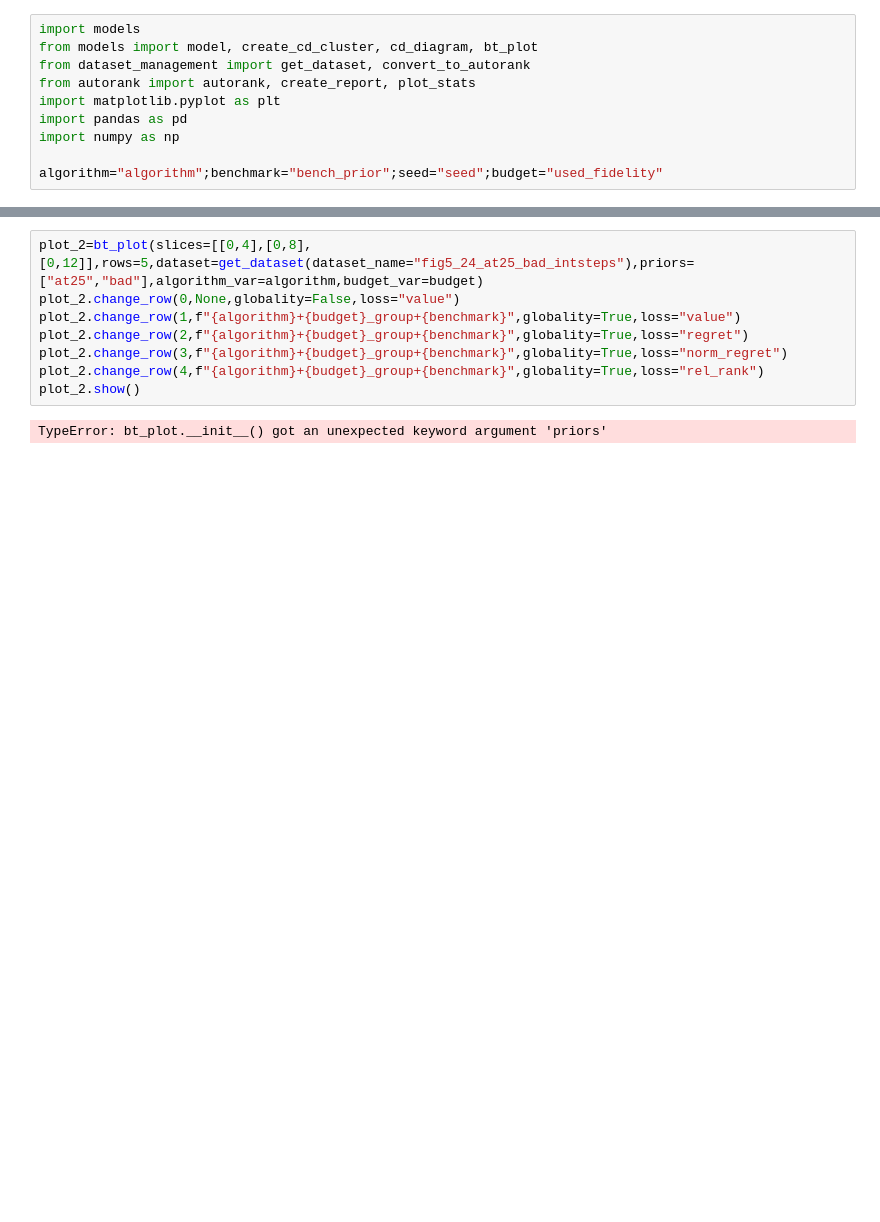
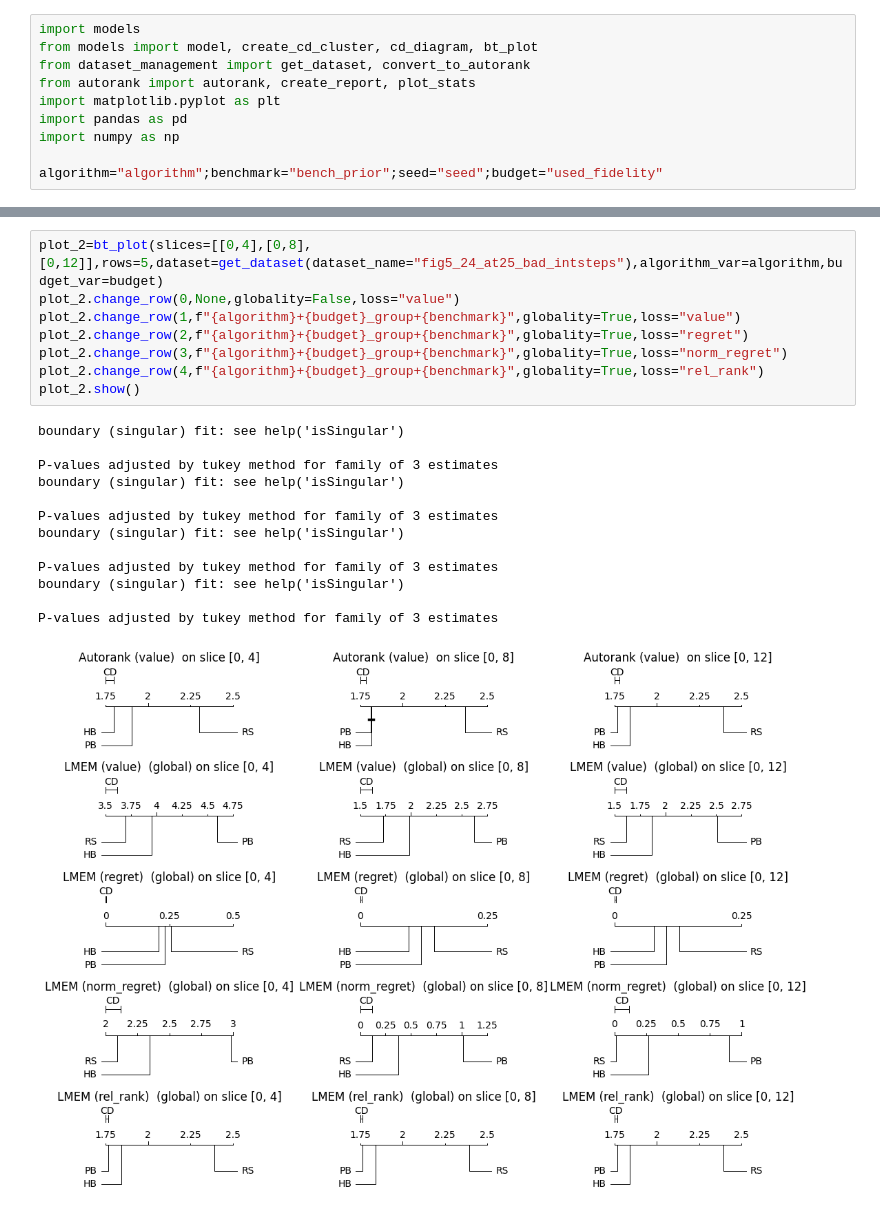
Before and after one commit to automl-private/significance_analysis, a Jupyter notebook: Thesis/5_rows.ipynb, the cells around one changed output, grey strips where cells are left out. Cells and saved outputs as stored; diff of their text form; blank space fills up the shorter version.

```diff
--- a/Thesis/5_rows.ipynb
+++ b/Thesis/5_rows.ipynb
@@ -31,10 +31,22 @@ P-values adjusted by tukey method for family of 3 estimates
 # %%
-plot_2=bt_plot(slices=[[0,4],[0,8],[0,12]],rows=5,dataset=get_dataset(dataset_name="fig5_24_at25_bad_intsteps"),priors=["at25","bad"],algorithm_var=algorithm,budget_var=budget)
+plot_2=bt_plot(slices=[[0,4],[0,8],[0,12]],rows=5,dataset=get_dataset(dataset_name="fig5_24_at25_bad_intsteps"),algorithm_var=algorithm,budget_var=budget)
 plot_2.change_row(0,None,globality=False,loss="value")
 plot_2.change_row(1,f"{algorithm}+{budget}_group+{benchmark}",globality=True,loss="value")
 plot_2.change_row(2,f"{algorithm}+{budget}_group+{benchmark}",globality=True,loss="regret")
 plot_2.change_row(3,f"{algorithm}+{budget}_group+{benchmark}",globality=True,loss="norm_regret")
 plot_2.change_row(4,f"{algorithm}+{budget}_group+{benchmark}",globality=True,loss="rel_rank")
 plot_2.show()
 # %% [output]
-TypeError: bt_plot.__init__() got an unexpected keyword argument 'priors'
+boundary (singular) fit: see help('isSingular')
+
+P-values adjusted by tukey method for family of 3 estimates
+boundary (singular) fit: see help('isSingular')
+
+P-values adjusted by tukey method for family of 3 estimates
+boundary (singular) fit: see help('isSingular')
+
+P-values adjusted by tukey method for family of 3 estimates
+boundary (singular) fit: see help('isSingular')
+
+P-values adjusted by tukey method for family of 3 estimates
+[figure, added]
```
Also changed, not shown: parts of 1 cell of this notebook, 2 other files.
